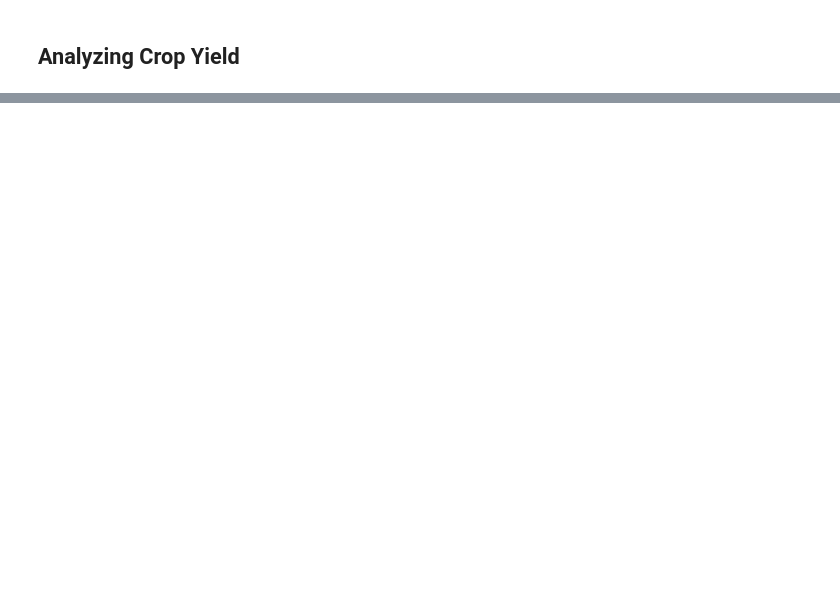
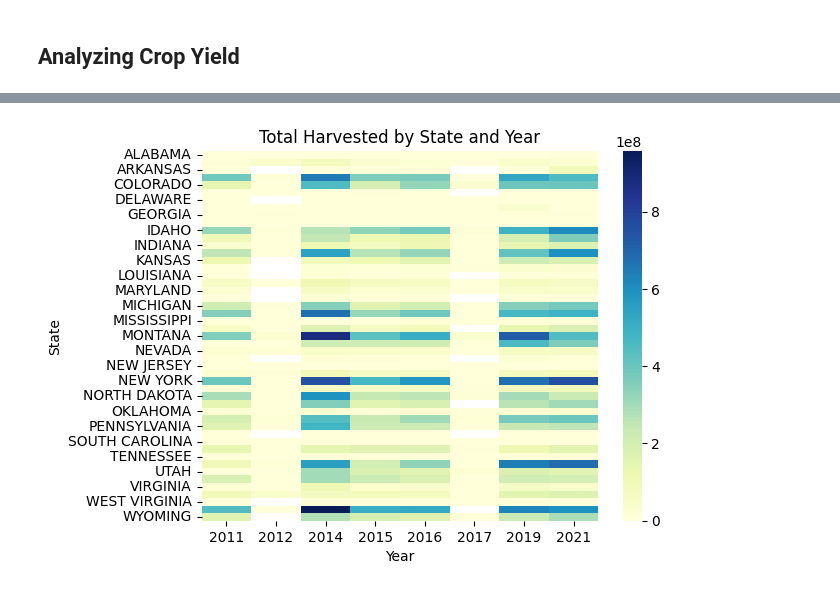
Before and after one commit to mirklys/little-projects, a Jupyter notebook: crop-yield-prediction/main.ipynb, the cells around one changed output, grey strips where cells are left out. Cells and saved outputs as stored; diff of their text form; code cells hidden in the pictures; blank space fills up the shorter version.

```diff
--- a/crop-yield-prediction/main.ipynb
+++ b/crop-yield-prediction/main.ipynb
@@ -138,0 +266,12 @@ crop_total_df.show(500)
+# %%
+# Pivot the data to create a matrix of total_harvested_sum by state and year
+pivoted_df = crops_df.toPandas().pivot(index='State', columns='Year', values='total_harvested_sum')
+
+# Create a heatmap of total_harvested_sum by state and year
+sns.heatmap(pivoted_df, cmap='YlGnBu')
+plt.xlabel('Year')
+plt.ylabel('State')
+plt.title('Total Harvested by State and Year')
+plt.show()
+# %% [output]
+[figure, added]
```
Also changed, not shown: parts of 19 cells of this notebook.
